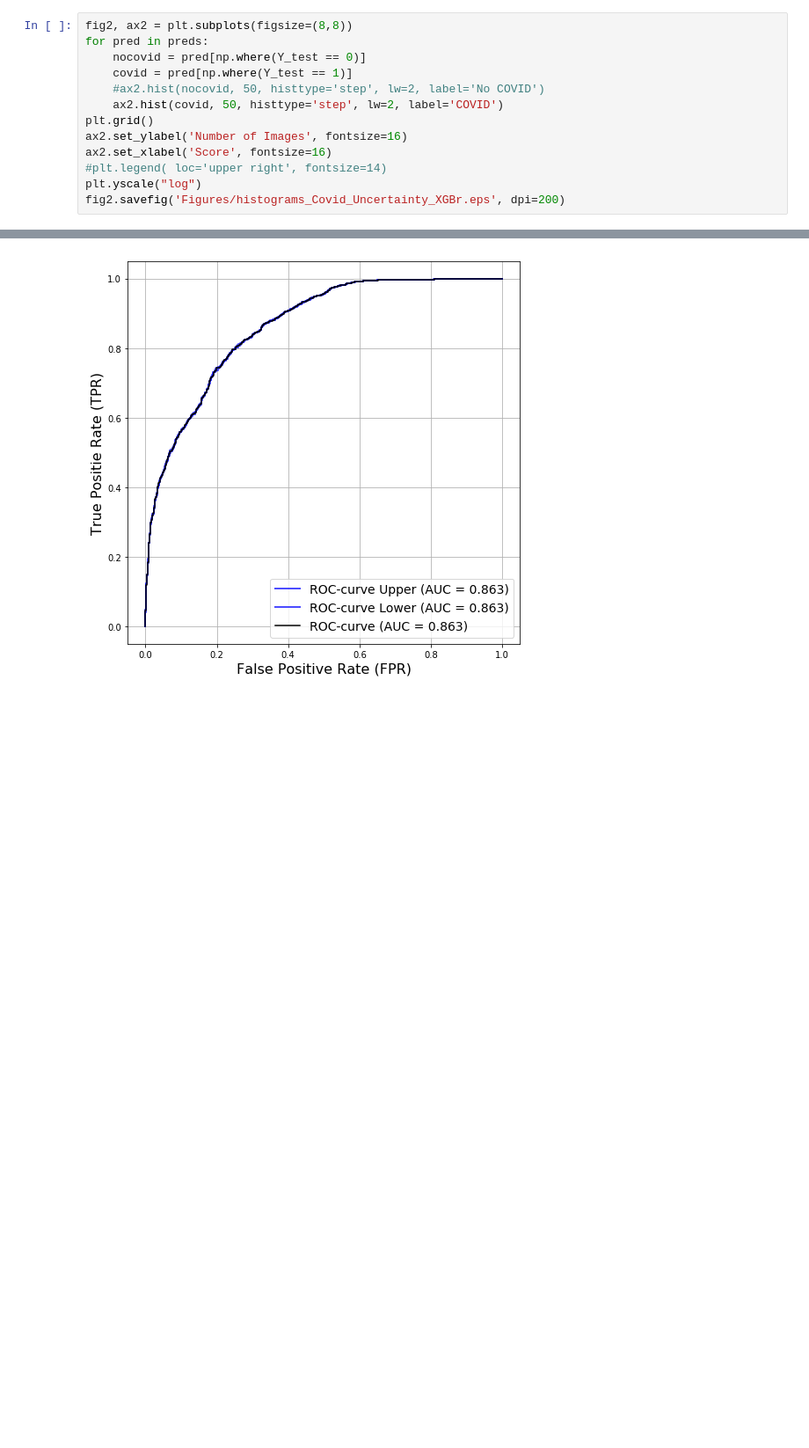
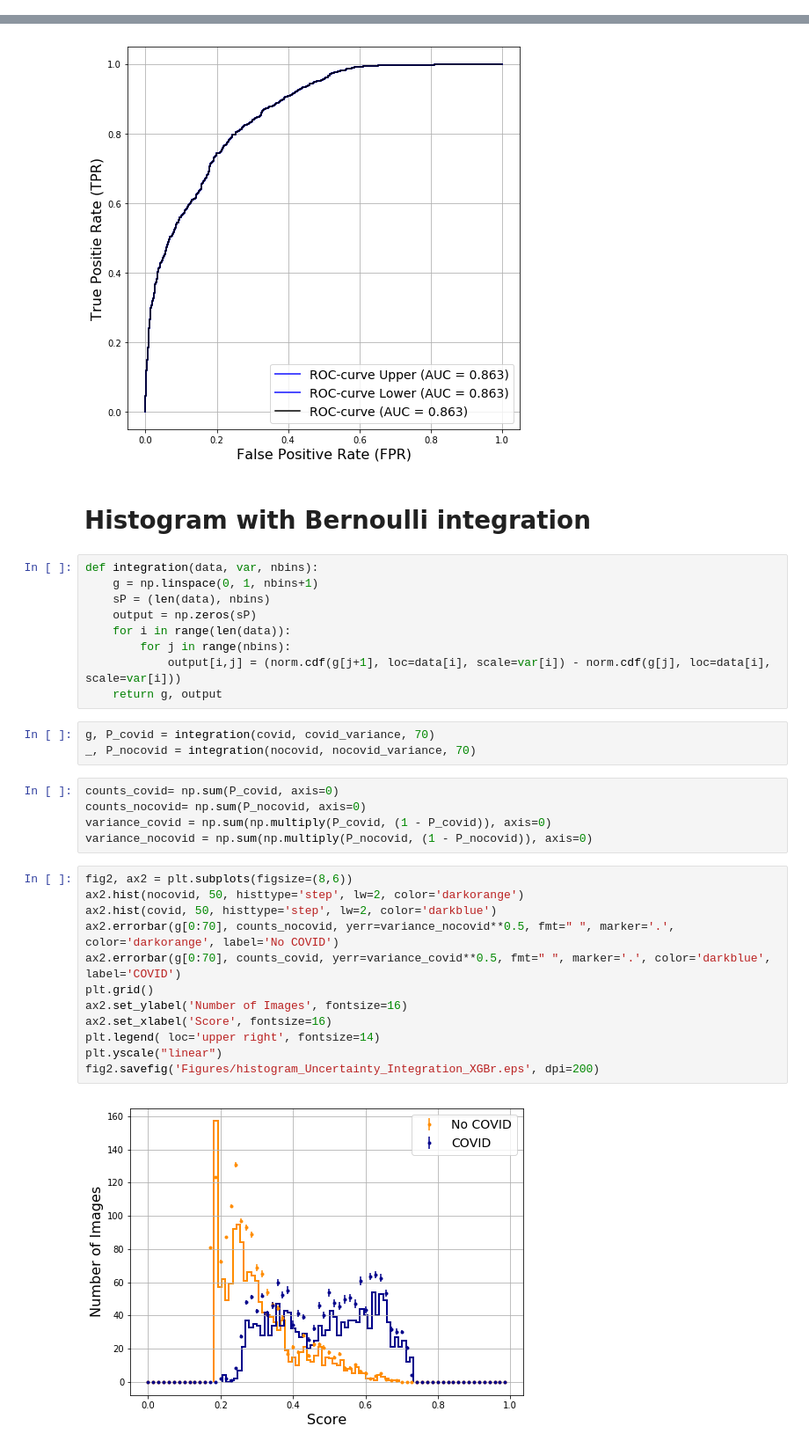
Before and after one commit to TsspGit/CodVid19_CIEMAT, a Jupyter notebook: Uncertainty_XGBoost_Analysis.ipynb, the cells around one changed output, grey strips where cells are left out. Shown: that part at 88% size. Saved outputs shown, nothing was run; the diff lists cells and outputs as text; blank space fills up the shorter version.

```diff
--- a/Uncertainty_XGBoost_Analysis.ipynb
+++ b/Uncertainty_XGBoost_Analysis.ipynb
@@ -119,13 +109,0 @@ fig.savefig('Figures/histogram_Uncertainty_XGBr.eps', dpi=200)
-# %%
-fig2, ax2 = plt.subplots(figsize=(8,8))
-for pred in preds:
-    nocovid = pred[np.where(Y_test == 0)]
-    covid = pred[np.where(Y_test == 1)]
-    #ax2.hist(nocovid, 50, histtype='step', lw=2, label='No COVID')
-    ax2.hist(covid, 50, histtype='step', lw=2, label='COVID')
-plt.grid()
-ax2.set_ylabel('Number of Images', fontsize=16)
-ax2.set_xlabel('Score', fontsize=16)
-#plt.legend( loc='upper right', fontsize=14)
-plt.yscale("log")
-fig2.savefig('Figures/histograms_Covid_Uncertainty_XGBr.eps', dpi=200)
@@ -153,3 +129,36 @@ fig3.savefig('Figures/ROC')
 plt.show()
 # %% [output]
 [figure]
+# %% [markdown]
+# Histogram with Bernoulli integration
+# %%
+def integration(data, var, nbins):
+    g = np.linspace(0, 1, nbins+1)
+    sP = (len(data), nbins)
+    output = np.zeros(sP)
+    for i in range(len(data)):
+        for j in range(nbins):
+            output[i,j] = (norm.cdf(g[j+1], loc=data[i], scale=var[i]) - norm.cdf(g[j], loc=data[i], scale=var[i]))
+    return g, output
+# %%
+g, P_covid = integration(covid, covid_variance, 70)
+_, P_nocovid = integration(nocovid, nocovid_variance, 70)
+# %%
+counts_covid= np.sum(P_covid, axis=0)
+counts_nocovid= np.sum(P_nocovid, axis=0)
+variance_covid = np.sum(np.multiply(P_covid, (1 - P_covid)), axis=0)
+variance_nocovid = np.sum(np.multiply(P_nocovid, (1 - P_nocovid)), axis=0)
+# %%
+fig2, ax2 = plt.subplots(figsize=(8,6))
+ax2.hist(nocovid, 50, histtype='step', lw=2, color='darkorange')
+ax2.hist(covid, 50, histtype='step', lw=2, color='darkblue')
+ax2.errorbar(g[0:70], counts_nocovid, yerr=variance_nocovid**0.5, fmt=" ", marker='.', color='darkorange', label='No COVID')
+ax2.errorbar(g[0:70], counts_covid, yerr=variance_covid**0.5, fmt=" ", marker='.', color='darkblue', label='COVID')
+plt.grid()
+ax2.set_ylabel('Number of Images', fontsize=16)
+ax2.set_xlabel('Score', fontsize=16)
+plt.legend( loc='upper right', fontsize=14)
+plt.yscale("linear")
+fig2.savefig('Figures/histogram_Uncertainty_Integration_XGBr.eps', dpi=200)
+# %% [output]
+[figure, added]
```
Also changed, not shown: parts of 10 cells of this notebook, 15 other files.
